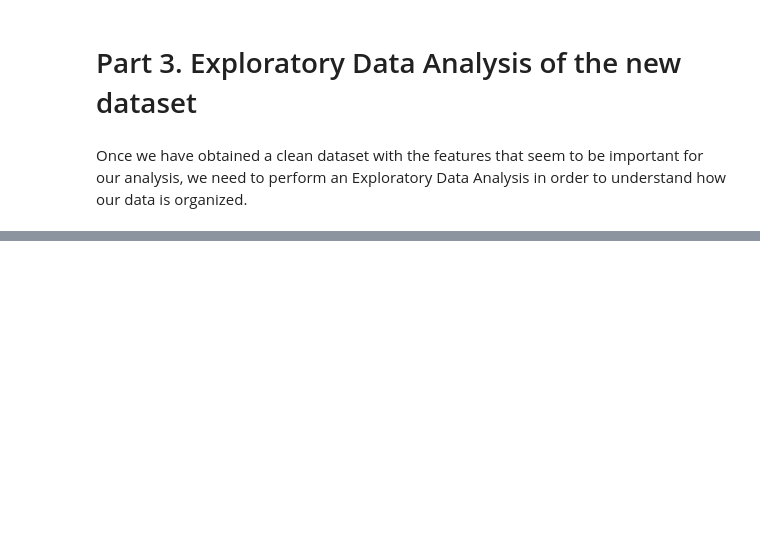
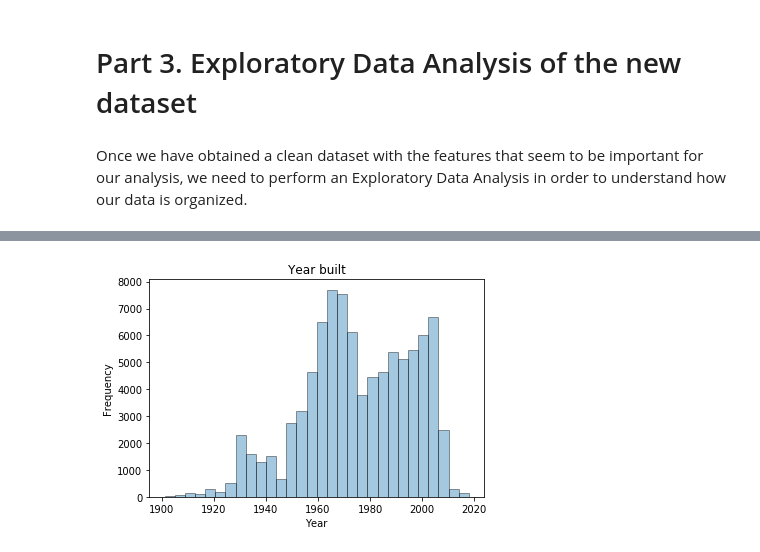
Before and after one commit to VegaLaguna/TFM-Bridge-deterioration, a Jupyter notebook: 03-EDA_ALL.ipynb, the cells around one changed output, grey strips where cells are left out. Drawn from its saved outputs; the diff is of its cells as text; code cells hidden in the pictures; blank space fills up the shorter version.

```diff
--- a/03-EDA_ALL.ipynb
+++ b/03-EDA_ALL.ipynb
@@ -81,0 +92,10 @@ plt.show()
+# %%
+# Year of bridge construction
+
+sns.distplot(df['YEAR_BUILT_027'], kde = False, bins = 30, hist_kws=dict(edgecolor="k"))
+plt.title('Year built')
+plt.xlabel('Year')
+plt.ylabel('Frequency')
+plt.show()
+# %% [output]
+[figure, added]
```
Also changed, not shown: parts of 62 cells of this notebook, 7 other files.
